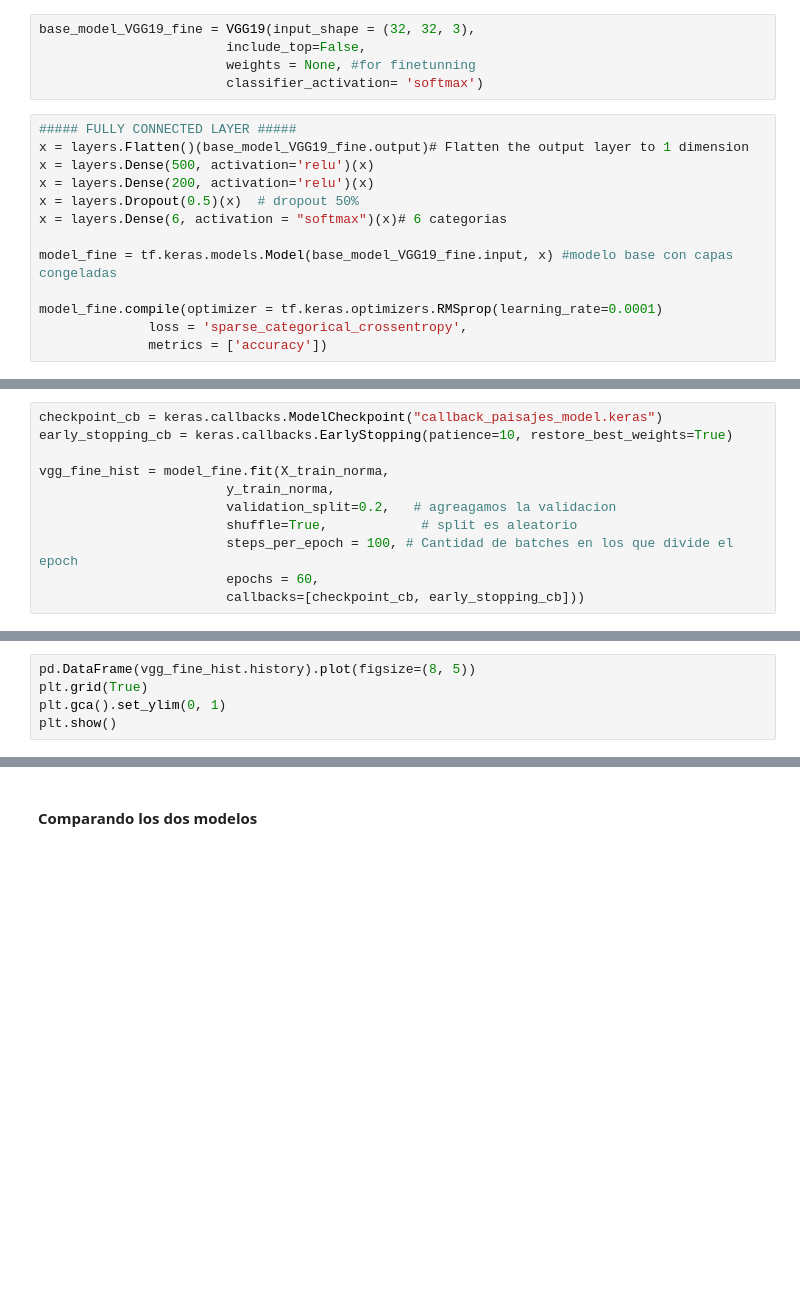
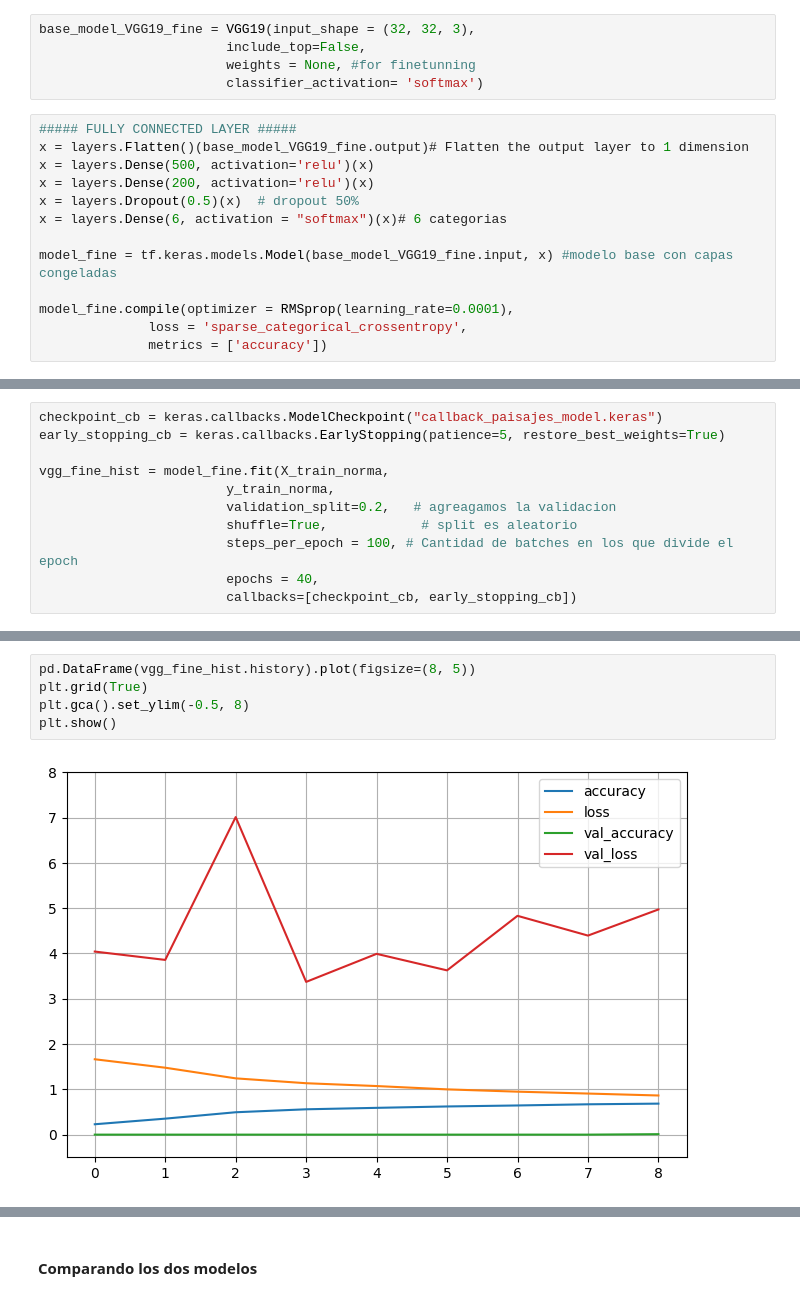
Before and after one commit to LupeVillegas/ONLINE_DS_THEBRIDGE_basic, a Jupyter notebook: Sprint_16/Unidad_02/18_Practica_Obligatoria_CNN_Transfer_Learning_Fine_Tuning.ipynb, the cells around one changed output, grey strips where cells are left out. Saved outputs shown, nothing was run; the diff lists cells and outputs as text; blank space fills up the shorter version.

```diff
--- a/Sprint_16/Unidad_02/18_Practica_Obligatoria_CNN_Transfer_Learning_Fine_Tuning.ipynb
+++ b/Sprint_16/Unidad_02/18_Practica_Obligatoria_CNN_Transfer_Learning_Fine_Tuning.ipynb
@@ -195,6 +221,6 @@ x = layers.Dense(6, activation = "softmax")(x)# 6 categorias
 
 model_fine = tf.keras.models.Model(base_model_VGG19_fine.input, x) #modelo base con capas congeladas
 
-model_fine.compile(optimizer = tf.keras.optimizers.RMSprop(learning_rate=0.0001)
+model_fine.compile(optimizer = RMSprop(learning_rate=0.0001),
               loss = 'sparse_categorical_crossentropy',
               metrics = ['accuracy'])
@@ -201,11 +251,11 @@ model_fine.compile(optimizer = tf.keras.optimizers.RMSprop(learning_rate=0.0001)
 # %%
 checkpoint_cb = keras.callbacks.ModelCheckpoint("callback_paisajes_model.keras")
-early_stopping_cb = keras.callbacks.EarlyStopping(patience=10, restore_best_weights=True)
+early_stopping_cb = keras.callbacks.EarlyStopping(patience=5, restore_best_weights=True)
 
 vgg_fine_hist = model_fine.fit(X_train_norma,
                         y_train_norma,
                         validation_split=0.2,   # agreagamos la validacion
                         shuffle=True,            # split es aleatorio
                         steps_per_epoch = 100, # Cantidad de batches en los que divide el epoch
-                        epochs = 60,
-                        callbacks=[checkpoint_cb, early_stopping_cb]))
+                        epochs = 40,
+                        callbacks=[checkpoint_cb, early_stopping_cb])
@@ -215,8 +287,10 @@ print(f"test loss: {np.round(results[0],4)}, test acc:{np.round(results[1],4)}")
 # %%
 pd.DataFrame(vgg_fine_hist.history).plot(figsize=(8, 5))
 plt.grid(True)
-plt.gca().set_ylim(0, 1)
+plt.gca().set_ylim(-0.5, 8)
 plt.show()
+# %% [output]
+[figure, added]
 # %%
 y_pred = [np.argmax(prediction) for prediction in  model_fine.predict(X_test_norma)]
 print(classification_report(y_test_norma,y_pred))
```
Also changed, not shown: parts of 14 cells of this notebook, 1 other file.
